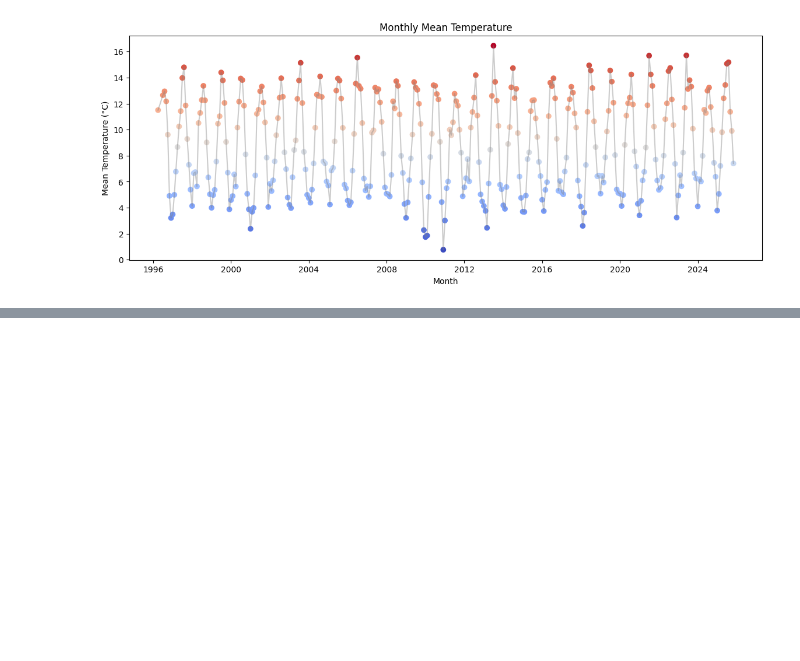
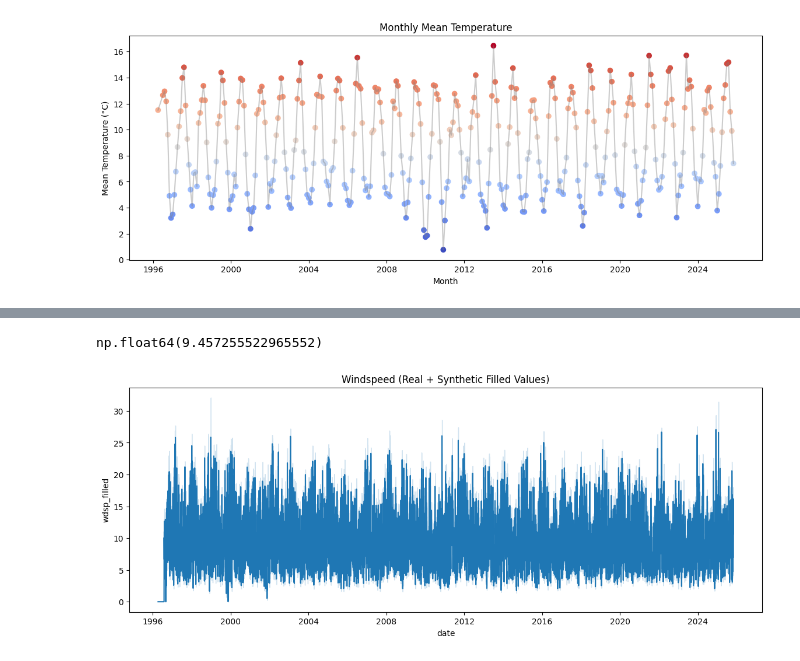
Before and after one commit to philipcullen93/programming-for-data-analytics, a Jupyter notebook: assignments/assignment06-weather.ipynb, the cells around one changed output, grey strips where cells are left out. Drawn from its saved outputs; the diff is of its cells as text; code cells hidden in the pictures; blank space fills up the shorter version.

```diff
--- a/assignments/assignment06-weather.ipynb
+++ b/assignments/assignment06-weather.ipynb
@@ -124,0 +130,6 @@ plt.show()
+# %%
+df['wdsp'] = pd.to_numeric(df['wdsp'], errors='coerce')
+mean_wind = df['wdsp'].mean()
+mean_wind
+# %% [output]
+np.float64(9.457255522965552)
@@ -124,0 +144,24 @@ plt.show()
+# %%
+num_hours = len(df)
+num_days = num_hours / 24
+multiplier = (num_days * 2) - 1
+
+x_full = np.linspace(-np.pi, multiplier * np.pi, num_hours)
+wind_means = (np.sin(x_full) * (mean_wind / 3)) + mean_wind
+# %%
+rng = np.random.default_rng()
+
+synthetic_wind = rng.poisson(lam=wind_means, size=num_hours)
+# %%
+df['wdsp_filled'] = df['wdsp']
+
+missing_mask = df['wdsp_filled'].isna()
+
+df.loc[missing_mask, 'wdsp_filled'] = synthetic_wind[missing_mask]
+# %%
+plt.figure(figsize=(14,5))
+sns.lineplot(data=df, x=df.index, y='wdsp_filled')
+plt.title("Windspeed (Real + Synthetic Filled Values)")
+plt.show()
+# %% [output]
+[figure, added]
```
Also changed, not shown: parts of 8 cells of this notebook.
